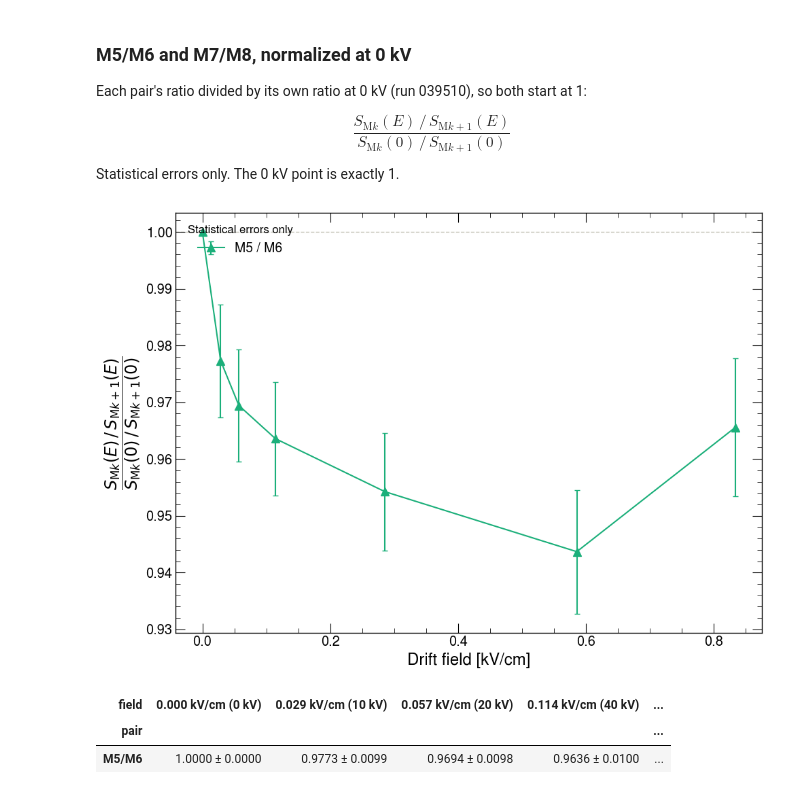
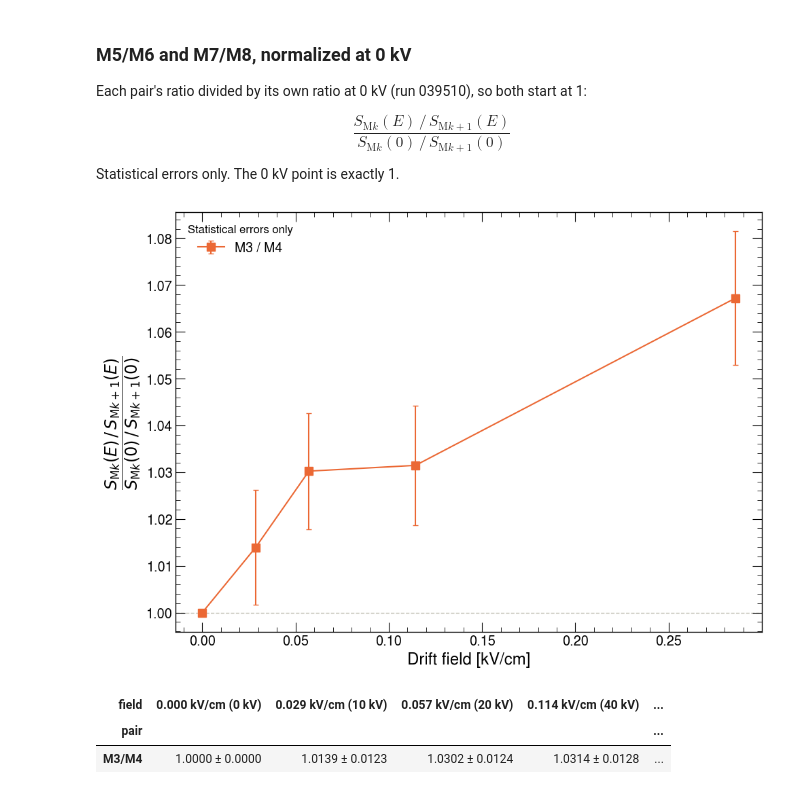
Before and after one commit to lperes-ufrj/pds_analysis, a Jupyter notebook: analysis/relative_ly.ipynb, the cells around one changed output. Saved outputs shown, nothing was run; the diff lists cells and outputs as text; code cells hidden in the pictures.

```diff
--- a/analysis/relative_ly.ipynb
+++ b/analysis/relative_ly.ipynb
@@ -80,7 +78,7 @@ run_to_efield = {
 # Sample and settings
 # ============================================================
 
-SAMPLE = "coinc_M7-M8_vs_M1-M2_save_M5-M6_a0_r292kV_aux2000_full12000"
+SAMPLE = "coinc_M1-M2_vs_M7-M8_save_M3-M4_a0_rnone_noise500_post2000_full12000"
 
 path_waveforms = paths.COINC_DIR / SAMPLE
 
@@ -529,7 +529,7 @@ $$\frac{S_{\mathrm{M}k}(E)\,/\,S_{\mathrm{M}k+1}(E)}{S_{\mathrm{M}k}(0)\,/\,S_{\
 
 Statistical errors only. The 0 kV point is exactly 1.
 # %%
-COMPARE_PAIRS = ["M5/M6"]
+COMPARE_PAIRS = ["M3/M4"]
 
 compare = module_ratios[module_ratios["pair"].isin(COMPARE_PAIRS)].copy()
 at_zero = compare[compare["E"] == run_to_efield[REFERENCE_RUN]].set_index("pair")
@@ -545,35 +545,35 @@ for pair in COMPARE_PAIRS:
     color, marker = PAIR_STYLE[pair]   # same color as in the plots above
     points = compare[compare["pair"] == pair]
     top, bottom = pair.split("/")
     ax.errorbar(points["E"], points["norm"], yerr=points["norm_err"], fmt=f"{marker}-",
                 color=color, linewidth=1.5, markersize=8, capsize=3, label=f"{top} / {bottom}")
     # min and max of the normalized ratio per pair (1 at 0 kV)
 
 ax.set_xlabel("Drift field [kV/cm]")
 ax.set_ylabel(r"$\dfrac{S_{\mathrm{M}k}(E)\,/\,S_{\mathrm{M}k+1}(E)}"
               r"{S_{\mathrm{M}k}(0)\,/\,S_{\mathrm{M}k+1}(0)}$")
 ax.legend(loc="upper left", fontsize=14, title="Statistical errors only", title_fontsize=12)
 fig.tight_layout()
 fig.savefig(OUT_DIR / f"module_ratio_normalized_{'_'.join(p.replace('/', '-') for p in COMPARE_PAIRS)}.png", dpi=200)
 # the plotted points: x = field, y and error bar of each curve
 plot_data = compare.pivot(index=["E", "HV"], columns="pair", values=["norm", "norm_err"])
 plot_data = plot_data.swaplevel(axis=1)[COMPARE_PAIRS]
 plot_data.columns = [f"{pair} {value}" for pair, value in plot_data.columns]
 plot_data.reset_index().rename(columns={"E": "E [kV/cm]", "HV": "HV [kV]"}).to_csv(
     OUT_DIR / f"module_ratio_normalized_{'_'.join(p.replace('/', '-') for p in COMPARE_PAIRS)}.csv",
     index=False, float_format="%.6g")
 
 
 plt.show()
 
 # normalized ratio +- statistical error, per pair (rows) and field (columns)
 compare.assign(
     field=[f"{e:.3f} kV/cm ({hv:g} kV)" for e, hv in zip(compare["E"], compare["HV"])],
     value=[f"{r:.4f} ± {e:.4f}" for r, e in zip(compare["norm"], compare["norm_err"])],
 ).pivot(index="pair", columns="field", values="value")
 # %% [output]
-[figure, old version]
+[figure, new version]
 | field | 0.000 kV/cm (0 kV) | 0.029 kV/cm (10 kV) | 0.057 kV/cm (20 kV) | 0.114 kV/cm (40 kV) | ... |
 | pair |  |  |  |  | ... |
-| M5/M6 | 1.0000 ± 0.0000 | 0.9773 ± 0.0099 | 0.9694 ± 0.0098 | 0.9636 ± 0.0100 | ... |
+| M3/M4 | 1.0000 ± 0.0000 | 1.0139 ± 0.0123 | 1.0302 ± 0.0124 | 1.0314 ± 0.0128 | ... |
 # %%
```
Also changed, not shown: parts of 13 cells of this notebook, 2 other files.
